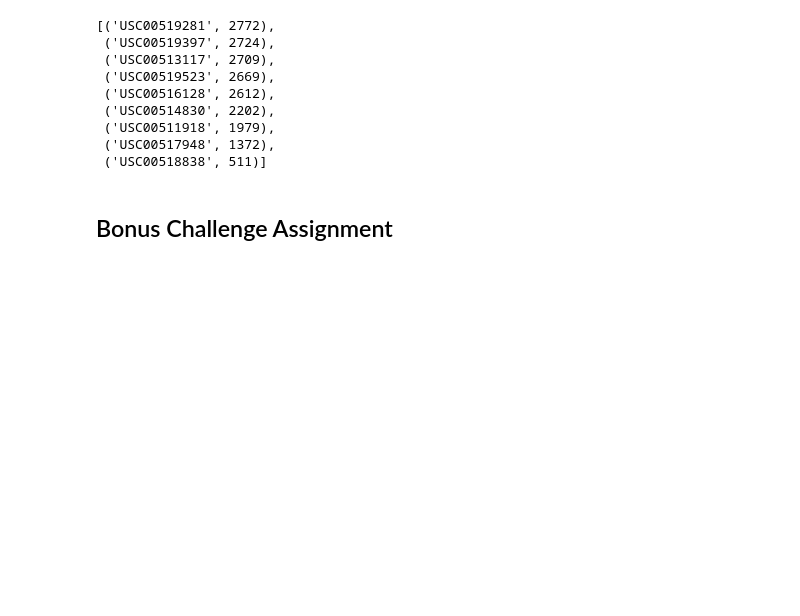
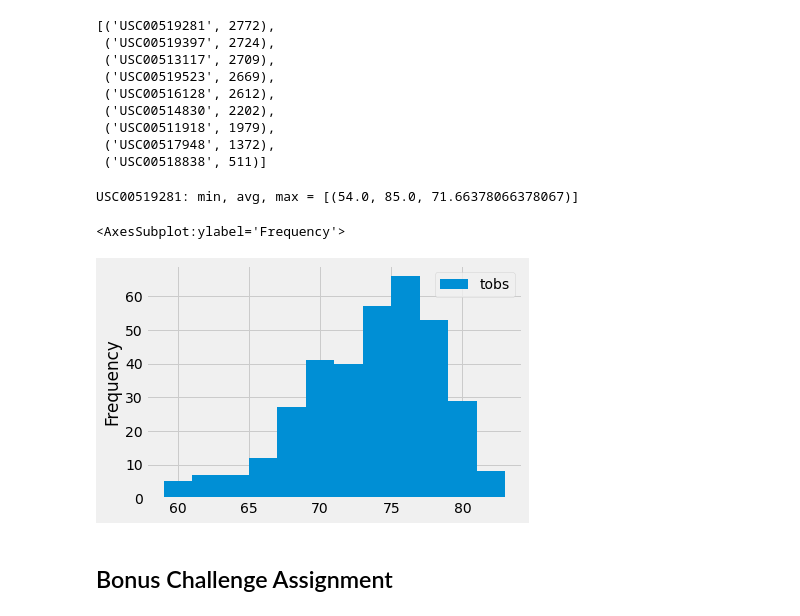
Before and after one commit to cphyland/sqlalchemy-challenge, a Jupyter notebook: climate_starter.ipynb, the cells around one changed output. Cells and saved outputs as stored; diff of their text form; code cells hidden in the pictures; blank space fills up the shorter version.

```diff
--- a/climate_starter.ipynb
+++ b/climate_starter.ipynb
@@ -111,9 +111,23 @@ station_activity
 # %%
 # Using the station id from the previous query, calculate the lowest temperature recorded,
 # highest temperature recorded, and average temperature of the most active station?
+most_active = station_activity[0][0]
+stats = session.query(func.min(Measurement.tobs), func.max(Measurement.tobs), func.avg(Measurement.tobs)) \
+                    .filter(Measurement.station == most_active).all()
+print(f"{most_active}: min, avg, max = {stats}")
+# %% [output]
+USC00519281: min, avg, max = [(54.0, 85.0, 71.66378066378067)]
 # %%
 # Choose the station with the highest number of temperature observations.
 # Query the last 12 months of temperature observation data for this station and plot the results as a histogram
+most_obs_station = session.query(Measurement.tobs).filter(Measurement.station == most_active) \
+                .filter(Measurement.date.between(year_ago, last_data_point)).all()
+
+tobs_df = pd.DataFrame(most_obs_station, columns=['tobs'])
+tobs_df.plot(kind='hist', bins=12)
+# %% [output]
+<AxesSubplot:ylabel='Frequency'>
+[figure, added]
 # %% [markdown]
 ## Bonus Challenge Assignment
 # %%
```
